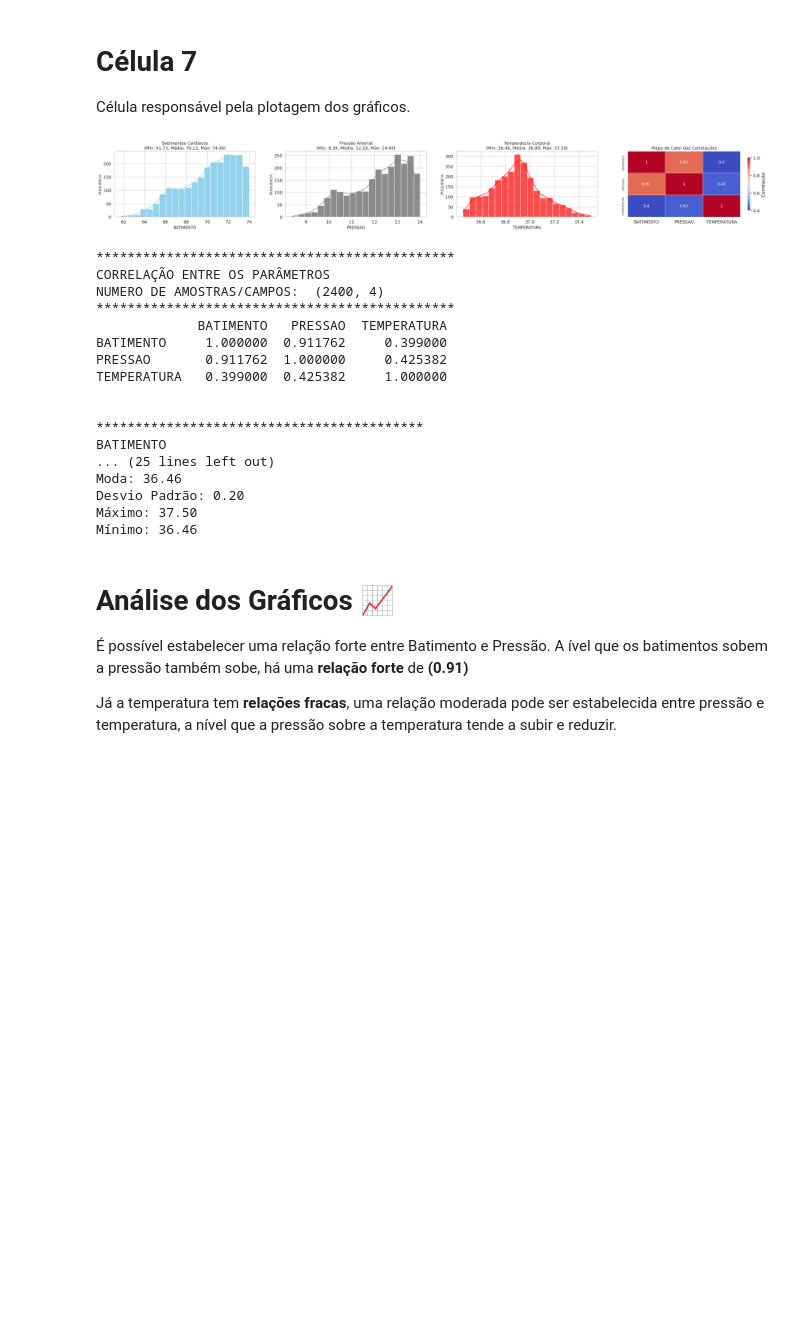
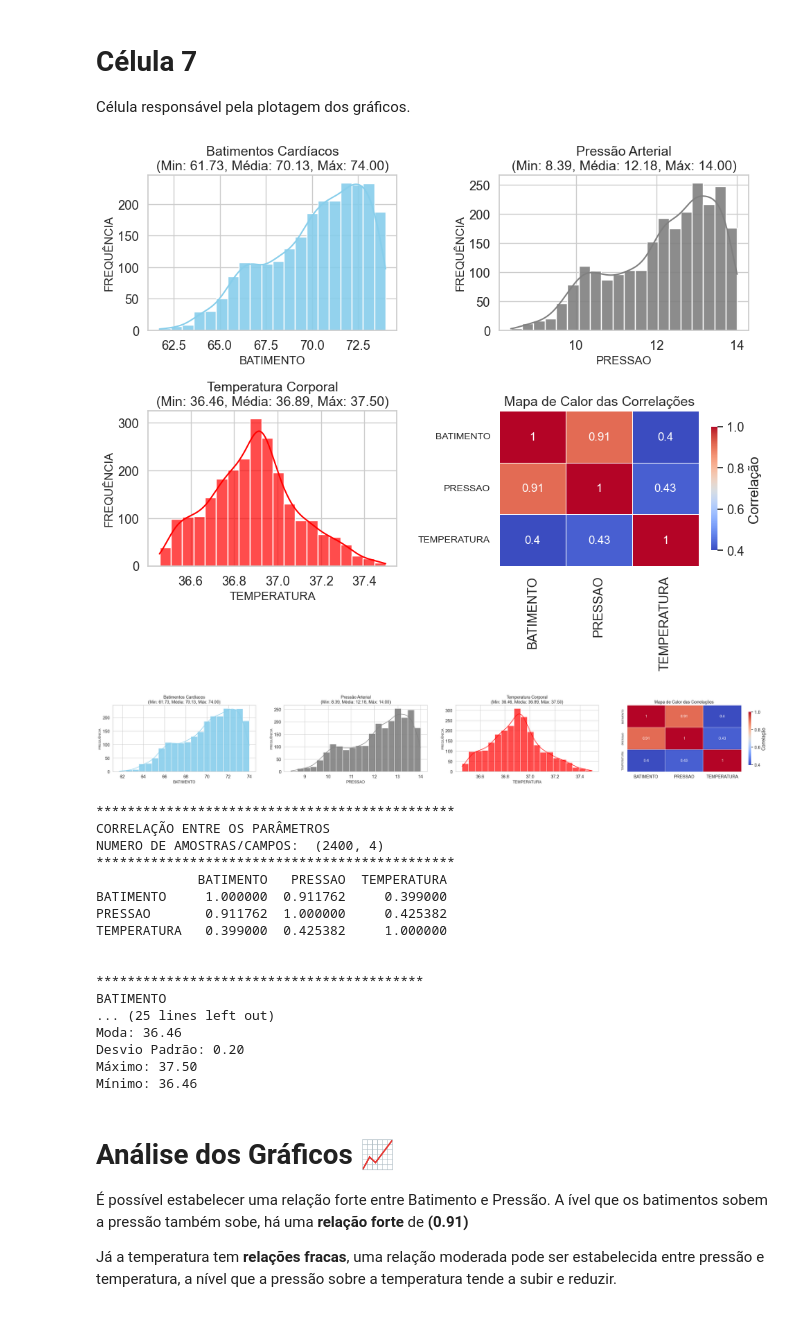
Before and after one commit to laisbvieira/Exploratory-Data-Analysis, a Jupyter notebook: ExploratoryDataAnalysis.ipynb, the cells around one changed output. Cells and saved outputs as stored; diff of their text form; code cells hidden in the pictures; blank space fills up the shorter version.

Commit message:
fix: view jupyter notebook

```diff
--- a/ExploratoryDataAnalysis.ipynb
+++ b/ExploratoryDataAnalysis.ipynb
@@ -249,6 +249,44 @@ Célula responsável pela plotagem dos gráficos.
 # %%
 import seaborn as sns
 import matplotlib.pyplot as plt
+
+# Configuração do estilo do Seaborn e do matplotlib | Grid - Melhor visualização Jupyter Notebook
+sns.set(style="whitegrid", font_scale=1.2)
+
+# Criação da matriz de subplots (2 linhas, 2 colunas) e ajuste do espaçamento
+fig, axs = plt.subplots(2, 2, figsize=(10, 8))
+plt.subplots_adjust(wspace=0.4, hspace=0.4)
+
+# Histograma de BATIMENTO
+sns.histplot(data=dataframe["BATIMENTO"], bins=20, color="skyblue", alpha=0.9, kde=True, ax=axs[0, 0])
+axs[0, 0].set_xlabel("BATIMENTO", fontsize=12)
+axs[0, 0].set_ylabel("FREQUÊNCIA", fontsize=12)
+axs[0, 0].set_title(f"Batimentos Cardíacos\n(Min: {min_batimento:.2f}, Média: {media_batimento:.2f}, Máx: {max_batimento:.2f})", fontsize=14)
+
+# Histograma de PRESSAO
+sns.histplot(data=dataframe["PRESSAO"], bins=20, color="grey", alpha=0.9, kde=True, ax=axs[0, 1])
+axs[0, 1].set_xlabel("PRESSAO", fontsize=12)
+axs[0, 1].set_ylabel("FREQUÊNCIA", fontsize=12)
+axs[0, 1].set_title(f"Pressão Arterial\n(Min: {min_pressao:.2f}, Média: {media_pressao:.2f}, Máx: {max_pressao:.2f})", fontsize=14)
+
+# Histograma de TEMPERATURA
+sns.histplot(data=dataframe["TEMPERATURA"], bins=20, color="red", alpha=0.7, kde=True, ax=axs[1, 0])
+axs[1, 0].set_xlabel("TEMPERATURA", fontsize=12)
+axs[1, 0].set_ylabel("FREQUÊNCIA", fontsize=12)
+axs[1, 0].set_title(f"Temperatura Corporal\n(Min: {min_temperatura:.2f}, Média: {media_temperatura:.2f}, Máx: {max_temperatura:.2f})", fontsize=14)
+
+# Heatmap
+sns.heatmap(correlacoes, annot=True, cmap='coolwarm', linewidths=.5, annot_kws={"size": 12}, cbar_kws={'label': 'Correlação', 'shrink': 0.8}, ax=axs[1, 1])
+axs[1, 1].set_yticklabels(["BATIMENTO", "PRESSAO", "TEMPERATURA"], fontsize=10)
+axs[1, 1].set_title('Mapa de Calor das Correlações', fontsize=14)
+
+# Ajusta o layout
+plt.tight_layout()
+
+# Exibe os gráficos na saída da célula
+plt.show()
+
+print('\n\n')
 
 # Configuração do estilo do Seaborn e do matplotlib
 sns.set(style="whitegrid", font_scale=1.2)
@@ -262,34 +300,36 @@ axs[0].set_xlabel("BATIMENTO", fontsize=12)
 axs[0].set_ylabel("FREQUÊNCIA", fontsize=10)
 axs[0].set_title(f"Batimentos Cardíacos\n(Min: {min_batimento:.2f}, Média: {media_batimento:.2f}, Máx: {max_batimento:.2f})", fontsize=13)
 
 # Subplot para o histograma de 'PRESSAO'
 sns.histplot(data=dataframe["PRESSAO"], bins=20, color="grey", alpha=0.9, kde=True, ax=axs[1])
 axs[1].set_xlabel("PRESSAO", fontsize=12)
 axs[1].set_ylabel("FREQUÊNCIA", fontsize=10)
 axs[1].set_title(f"Pressão Arterial\n(Min: {min_pressao:.2f}, Média: {media_pressao:.2f}, Máx: {max_pressao:.2f})", fontsize=13)
 
 # Subplot para o histograma de 'TEMPERATURA'
 sns.histplot(data=dataframe["TEMPERATURA"], bins=20, color="red", alpha=0.7, kde=True, ax=axs[2])
 axs[2].set_xlabel("TEMPERATURA", fontsize=12)
 axs[2].set_ylabel("FREQUÊNCIA", fontsize=10)
 axs[2].set_title(f"Temperatura Corporal\n(Min: {min_temperatura:.2f}, Média: {media_temperatura:.2f}, Máx: {max_temperatura:.2f})", fontsize=13)
 
 # Subplot para o heatmap
 sns.heatmap(correlacoes, annot=True, cmap='coolwarm', linewidths=.5, annot_kws={"size": 12}, cbar_kws={'label': 'Correlação', 'shrink': 0.8}, ax=axs[3])
 axs[3].set_yticklabels(["BATIMENTO", "PRESSAO", "TEMPERATURA"], fontsize=8)  # Reduz o tamanho da fonte dos rótulos y
 axs[3].set_title('Mapa de Calor das Correlações', fontsize=13)
 
 # Ajusta o layout
 plt.tight_layout(pad=3.0)
 
 # Exibe os gráficos na saída da célula
 plt.show()
 
+
 # Impressões
 imprime_correlacao()
 imprimir_dados(dataframe)
 # %% [output]
-[figure, old version]
+[figure, new version]
+[figure, added]
 **********************************************
 CORRELAÇÃO ENTRE OS PARÂMETROS
 NUMERO DE AMOSTRAS/CAMPOS:  (2400, 4)
```
